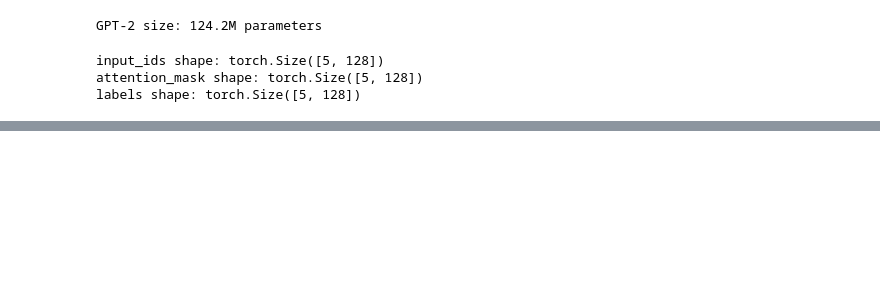
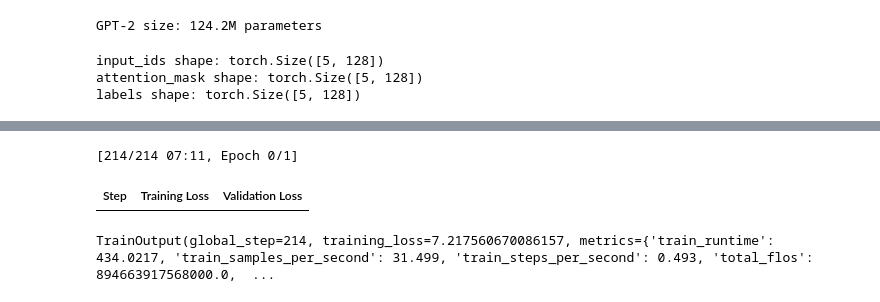
Before and after one commit to Vidyap13/Blackjack2025, a Jupyter notebook: course/en/chapter7/section6_pt.ipynb, the cells around one changed output, grey strips where cells are left out. Drawn from its saved outputs; the diff is of its cells as text; code cells hidden in the pictures; blank space fills up the shorter version.

```diff
--- a/course/en/chapter7/section6_pt.ipynb
+++ b/course/en/chapter7/section6_pt.ipynb
@@ -91,8 +77,8 @@ ds_valid = load_dataset("huggingface-course/codeparrot-ds-valid", split="validat
 
 raw_datasets = DatasetDict(
     {
-        "train": ds_train,  # .shuffle().select(range(50000)),
-        "valid": ds_valid,  # .shuffle().select(range(500))
+        "train": ds_train.shuffle().select(range(50000)),
+        "valid": ds_valid.shuffle().select(range(500))
     }
 )
 
@@ -157,4 +136,5 @@ Chunk mapping: [0, 0, 0, 0, 0, 0, 0, 0, 0, 0, 0, 0, 0, 0, 0, 0, 0, 0, 0, 0, 1, 1
 # %%
+import os
 def tokenize(element):
     outputs = tokenizer(
         element["content"],
@@ -169,8 +149,15 @@ def tokenize(element):
             input_batch.append(input_ids)
     return {"input_ids": input_batch}
 
+# Get number of cores for parallel processing
+num_cores = os.cpu_count()
+print(f"Starting tokenization on {num_cores} parallel processes...")
 
 tokenized_datasets = raw_datasets.map(
-    tokenize, batched=True, remove_columns=raw_datasets["train"].column_names
+    tokenize,
+    batched=True,
+    # OPTIMIZATION: num_proc uses all available CPU cores
+    num_proc=num_cores,
+    remove_columns=raw_datasets["train"].column_names
 )
 tokenized_datasets
@@ -212,22 +211,27 @@ notebook_login()
 # %%
 from transformers import Trainer, TrainingArguments
+from transformers import DataCollatorForLanguageModeling
+args = TrainingArguments(
+    output_dir="codeparrot-ds-fast-test",
 
-args = TrainingArguments(
-    output_dir="codeparrot-ds",
-    per_device_train_batch_size=32,
-    per_device_eval_batch_size=32,
-    evaluation_strategy="steps",
-    eval_steps=5_000,
-    logging_steps=5_000,
-    gradient_accumulation_steps=8,
-    num_train_epochs=1,
+    # Speed Up Settings
+    per_device_train_batch_size=16,
+    per_device_eval_batch_size=16,
+    gradient_accumulation_steps=4,
+    num_train_epochs=0.01,
+    eval_strategy="steps",
+    save_strategy="steps",
+    push_to_hub=False,            # Disables Hugging Face Hub upload
+    report_to=["tensorboard"],    # Disables Weights & Biases prompt
+
+    # Standard/Other Settings
+    eval_steps=100_000,           # Set high to skip evaluation on a fast run
+    logging_steps=100_000,        # Set high to skip frequent logging
     weight_decay=0.1,
     warmup_steps=1_000,
     lr_scheduler_type="cosine",
     learning_rate=5e-4,
     save_steps=5_000,
-    fp16=True,
-    push_to_hub=True,
 )
 
 trainer = Trainer(
@@ -238,3 +242,7 @@ trainer = Trainer(
     train_dataset=tokenized_datasets["train"],
     eval_dataset=tokenized_datasets["valid"],
 )
+
+# Start training
+trainer.train()
+# %% [output]
@@ -240,0 +251,3 @@ trainer = Trainer(
+[214/214 07:11, Epoch 0/1]
+| Step | Training Loss | Validation Loss |
+TrainOutput(global_step=214, training_loss=7.217560670086157, metrics={'train_runtime': 434.0217, 'train_samples_per_second': 31.499, 'train_steps_per_second': 0.493, 'total_flos': 894663917568000.0,  ...
```
Also changed, not shown: parts of 28 cells of this notebook.
